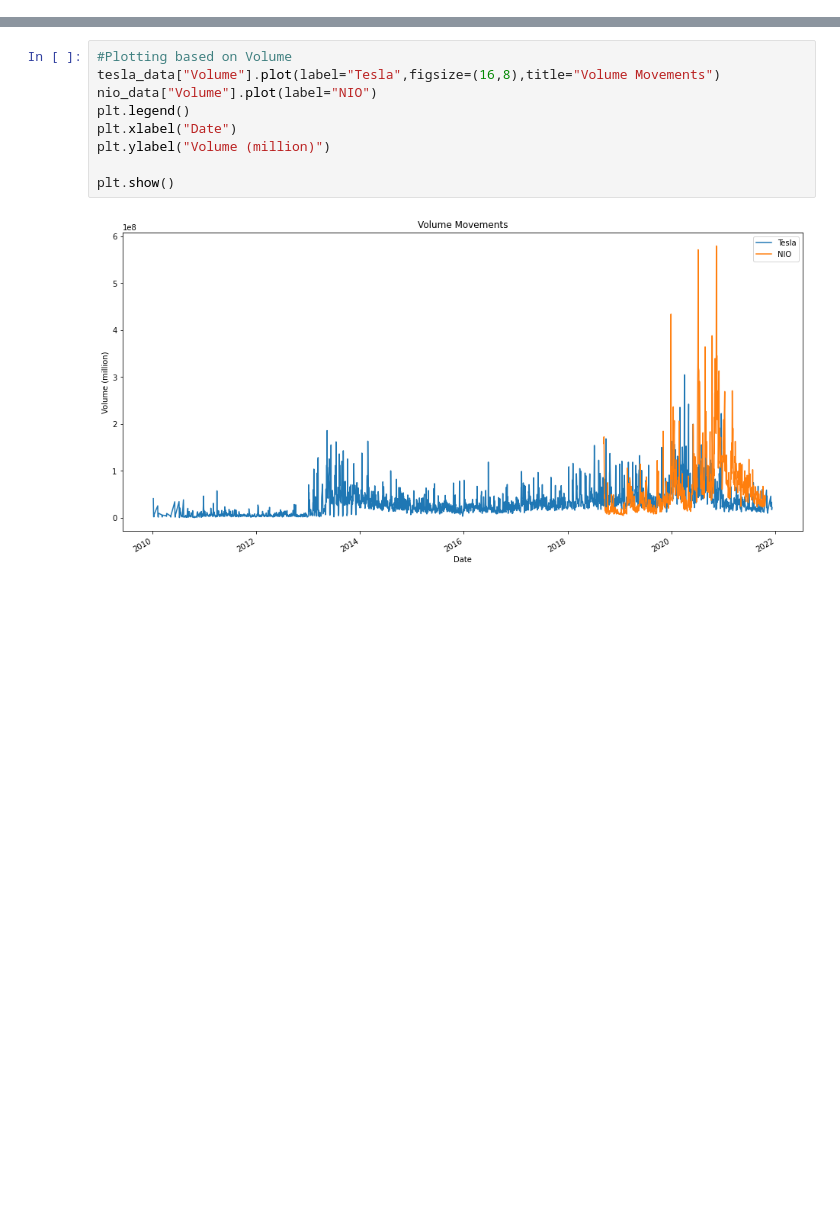
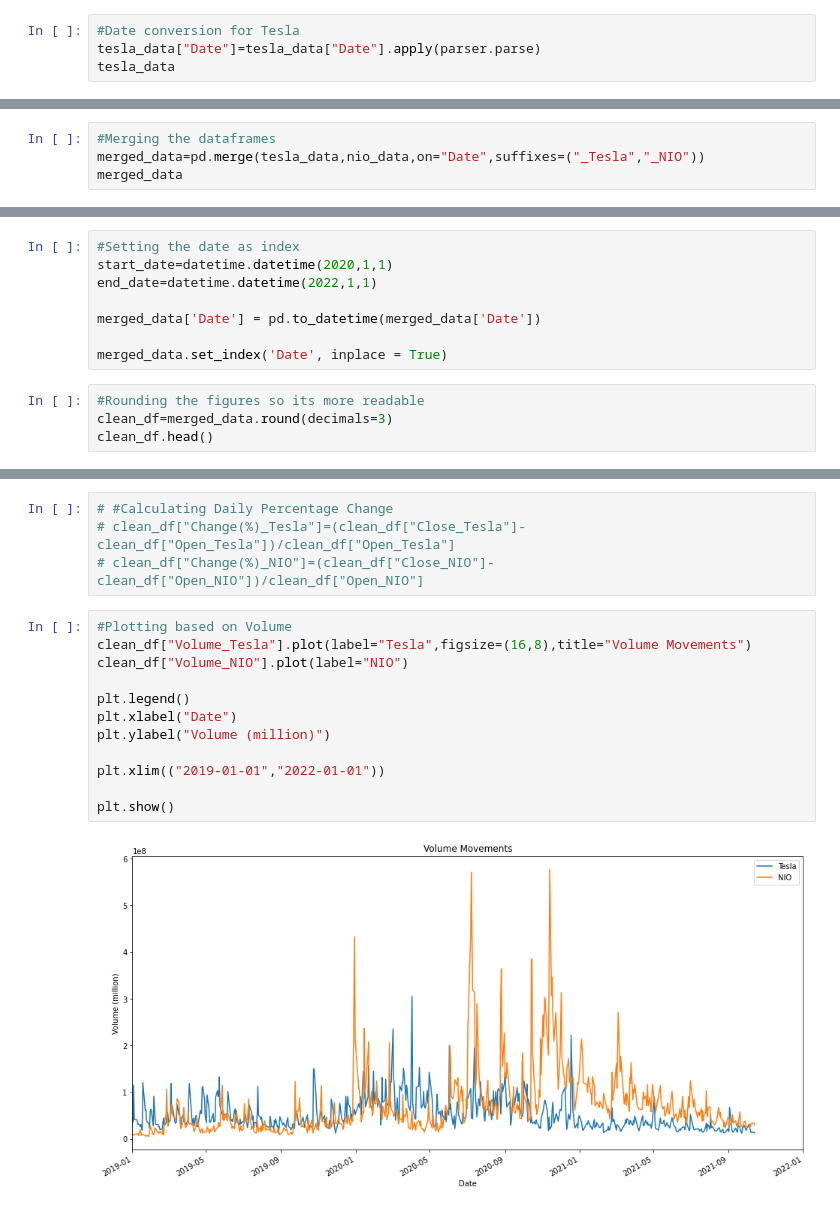
Before and after one commit to anacarol84/Project1_Tesla, a Jupyter notebook: Project-1/Tesla vs NIO.ipynb, the cells around one changed output, grey strips where cells are left out. Cells and saved outputs as stored; diff of their text form; blank space fills up the shorter version.

```diff
--- a/Project-1/Tesla vs NIO.ipynb
+++ b/Project-1/Tesla vs NIO.ipynb
@@ -117,0 +62,4 @@ tesla_data
+# %%
+#Date conversion for Tesla
+tesla_data["Date"]=tesla_data["Date"].apply(parser.parse)
+tesla_data
@@ -117,0 +80,4 @@ tesla_data
+# %%
+#Merging the dataframes
+merged_data=pd.merge(tesla_data,nio_data,on="Date",suffixes=("_Tesla","_NIO"))
+merged_data
@@ -117,0 +98,12 @@ tesla_data
+# %%
+#Setting the date as index
+start_date=datetime.datetime(2020,1,1)
+end_date=datetime.datetime(2022,1,1)
+
+merged_data['Date'] = pd.to_datetime(merged_data['Date'])
+
+merged_data.set_index('Date', inplace = True)
+# %%
+#Rounding the figures so its more readable
+clean_df=merged_data.round(decimals=3)
+clean_df.head()
@@ -129,13 +135,20 @@ plt.show()
+# %%
+# #Calculating Daily Percentage Change
+# clean_df["Change(%)_Tesla"]=(clean_df["Close_Tesla"]-clean_df["Open_Tesla"])/clean_df["Open_Tesla"]
+# clean_df["Change(%)_NIO"]=(clean_df["Close_NIO"]-clean_df["Open_NIO"])/clean_df["Open_NIO"]
 # %%
 #Plotting based on Volume
-tesla_data["Volume"].plot(label="Tesla",figsize=(16,8),title="Volume Movements")
-nio_data["Volume"].plot(label="NIO")
+clean_df["Volume_Tesla"].plot(label="Tesla",figsize=(16,8),title="Volume Movements")
+clean_df["Volume_NIO"].plot(label="NIO")
+
 plt.legend()
 plt.xlabel("Date")
 plt.ylabel("Volume (million)")
 
+plt.xlim(("2019-01-01","2022-01-01"))
+
 plt.show()
 # %% [output]
-[figure, old version]
+[figure, new version]
 # %%
 #Determine hgihest volume trade
```
Also changed, not shown: parts of 21 cells of this notebook, 3 other files.
